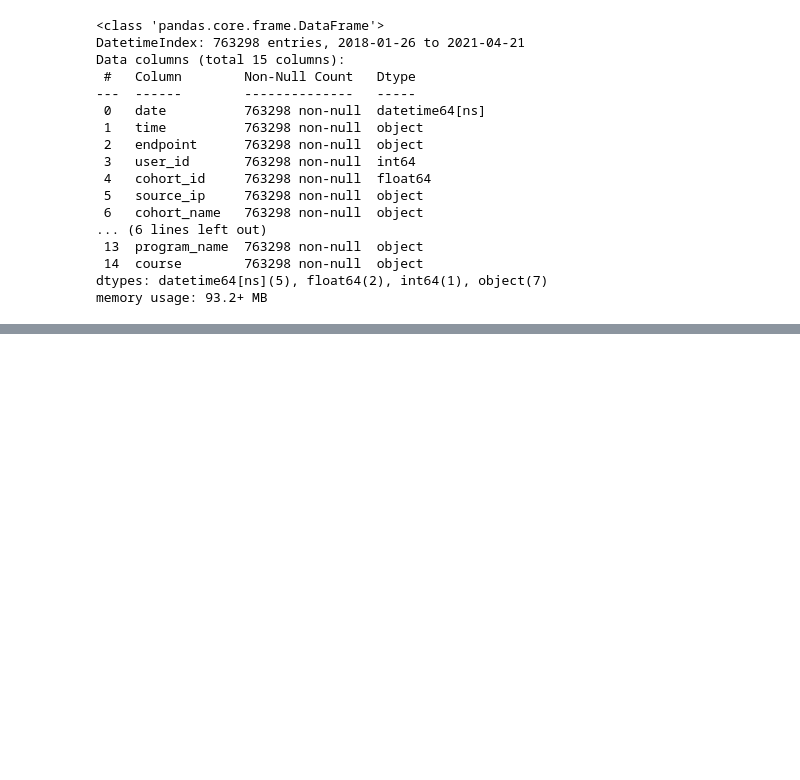
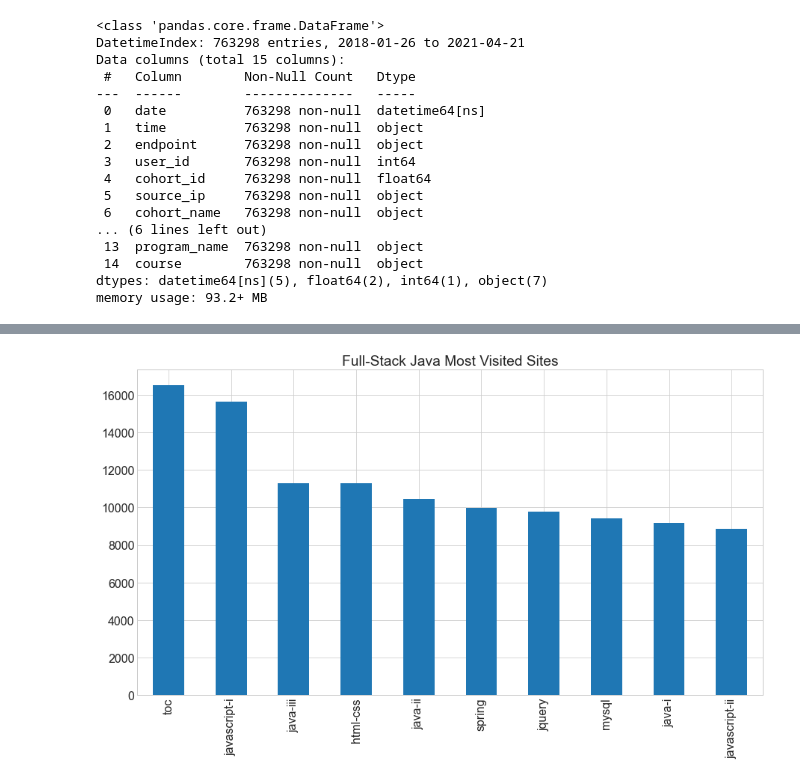
Before and after one commit to anomaly-detection-mini-project/anomaly-detection-project, a Jupyter notebook: final_report_board_meeting.ipynb, the cells around one changed output, grey strips where cells are left out. Cells and saved outputs as stored; diff of their text form; code cells hidden in the pictures; blank space fills up the shorter version.

```diff
--- a/final_report_board_meeting.ipynb
+++ b/final_report_board_meeting.ipynb
@@ -97,0 +125,5 @@ memory usage: 93.2+ MB
+# %%
+# Top used lessons used by Java Full Stack Web Development
+df_dw[df_dw['program_name'] == 'Java Full Stack Web Development'].endpoint.value_counts().head(10).plot.bar(title = 'Full-Stack Java Most Visited Sites', figsize = (15,8));
+# %% [output]
+[figure, added]
```
Also changed, not shown: parts of 80 cells of this notebook, 1 other file.
